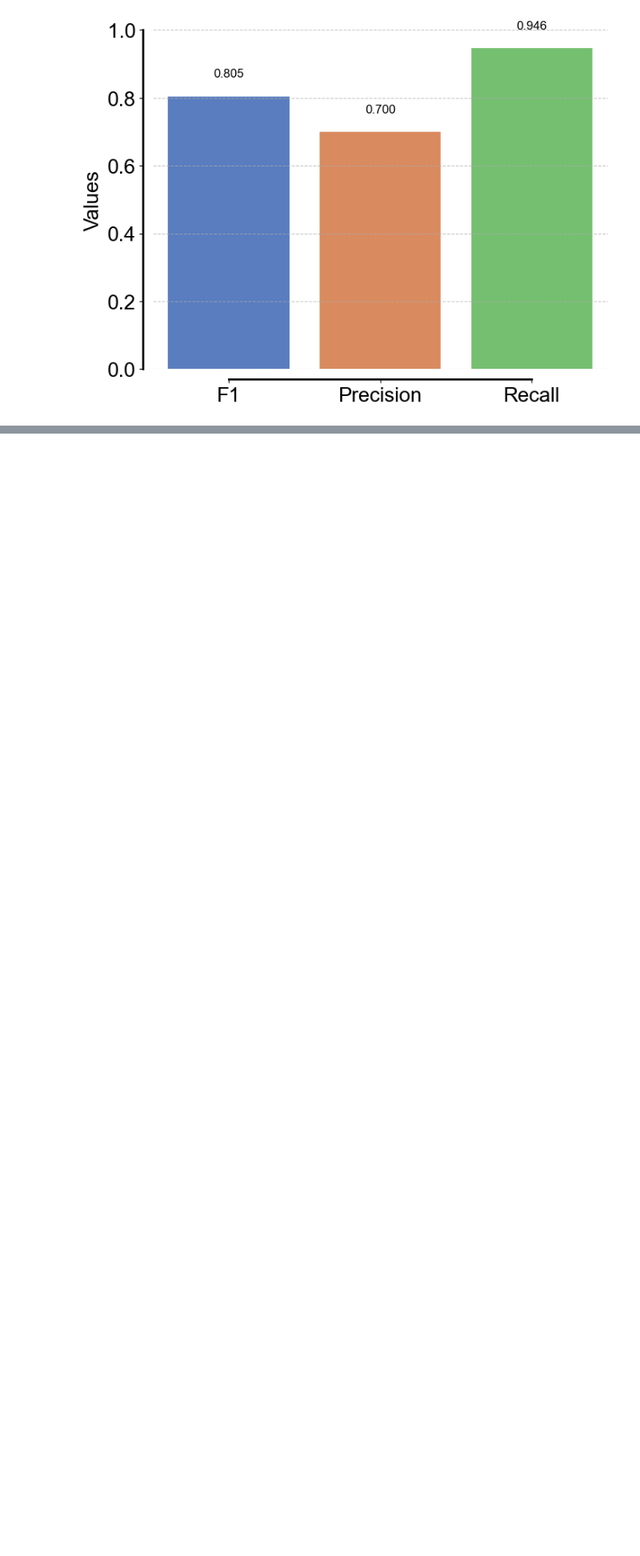
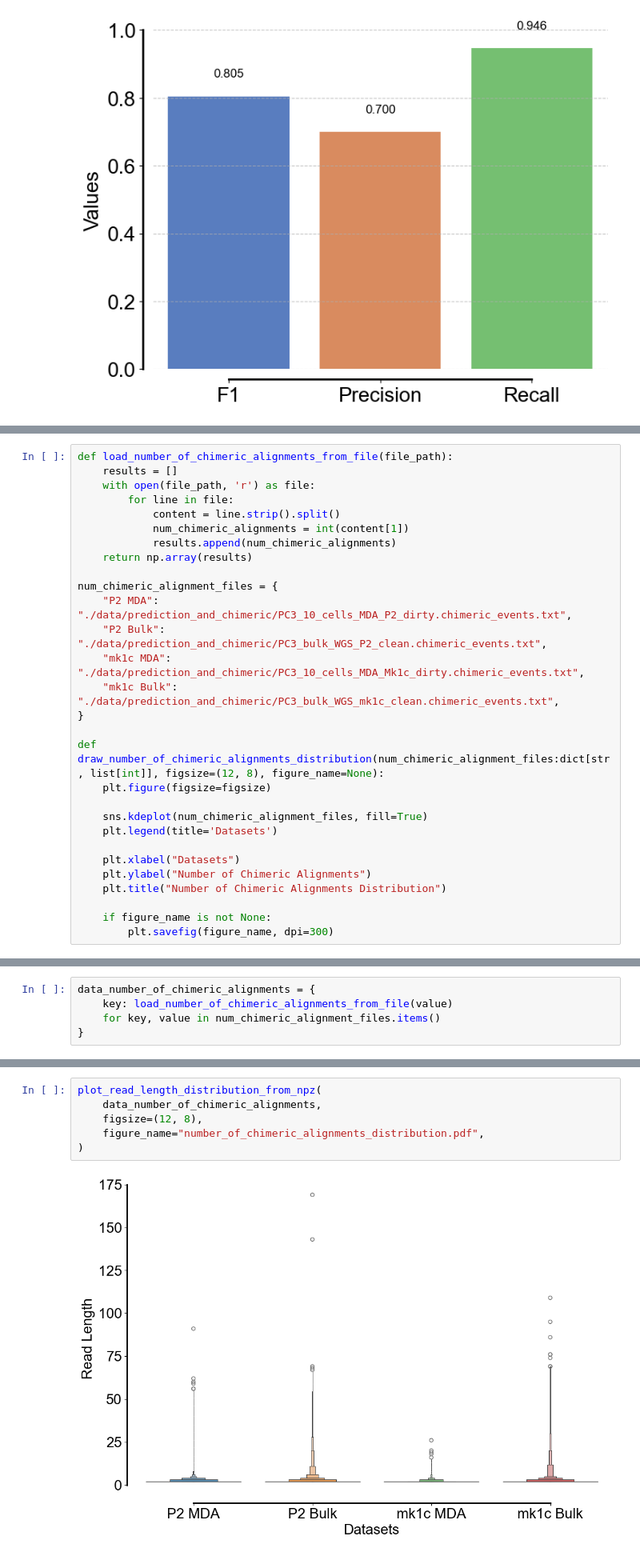
Before and after one commit to cauliyang/chimeralm_paper, a Jupyter notebook: figures/draw_figures.ipynb, the cells around one changed output, grey strips where cells are left out. Shown at 80% size. Drawn from its saved outputs; the diff is of its cells as text; blank space fills up the shorter version.

```diff
--- a/figures/draw_figures.ipynb
+++ b/figures/draw_figures.ipynb
@@ -424,0 +488,29 @@ Text(0, 0.5, 'Values')
+# %%
+def load_number_of_chimeric_alignments_from_file(file_path):
+    results = []
+    with open(file_path, 'r') as file:
+        for line in file:
+            content = line.strip().split()
+            num_chimeric_alignments = int(content[1])
+            results.append(num_chimeric_alignments)
+    return np.array(results)
+
+num_chimeric_alignment_files = {
+    "P2 MDA": "./data/prediction_and_chimeric/PC3_10_cells_MDA_P2_dirty.chimeric_events.txt",
+    "P2 Bulk": "./data/prediction_and_chimeric/PC3_bulk_WGS_P2_clean.chimeric_events.txt",
+    "mk1c MDA": "./data/prediction_and_chimeric/PC3_10_cells_MDA_Mk1c_dirty.chimeric_events.txt",
+    "mk1c Bulk": "./data/prediction_and_chimeric/PC3_bulk_WGS_mk1c_clean.chimeric_events.txt",
+}
+
+def draw_number_of_chimeric_alignments_distribution(num_chimeric_alignment_files:dict[str, list[int]], figsize=(12, 8), figure_name=None):
+    plt.figure(figsize=figsize)
+
+    sns.kdeplot(num_chimeric_alignment_files, fill=True)
+    plt.legend(title='Datasets')
+
+    plt.xlabel("Datasets")
+    plt.ylabel("Number of Chimeric Alignments")
+    plt.title("Number of Chimeric Alignments Distribution")
+
+    if figure_name is not None:
+        plt.savefig(figure_name, dpi=300)
@@ -424,0 +524,5 @@ Text(0, 0.5, 'Values')
+# %%
+data_number_of_chimeric_alignments = {
+    key: load_number_of_chimeric_alignments_from_file(value)
+    for key, value in num_chimeric_alignment_files.items()
+}
@@ -424,0 +536,8 @@ Text(0, 0.5, 'Values')
+# %%
+plot_read_length_distribution_from_npz(
+    data_number_of_chimeric_alignments,
+    figsize=(12, 8),
+    figure_name="number_of_chimeric_alignments_distribution.pdf",
+)
+# %% [output]
+[figure, added]
```
Also changed, not shown: parts of 7 cells of this notebook, 8 other files.
